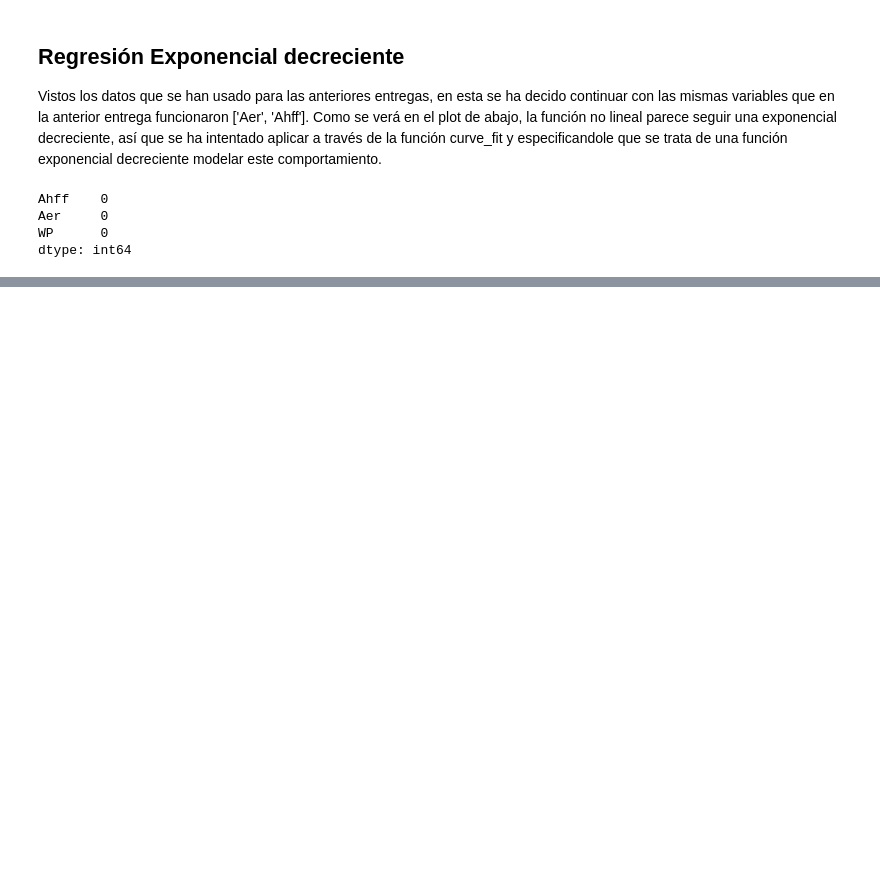
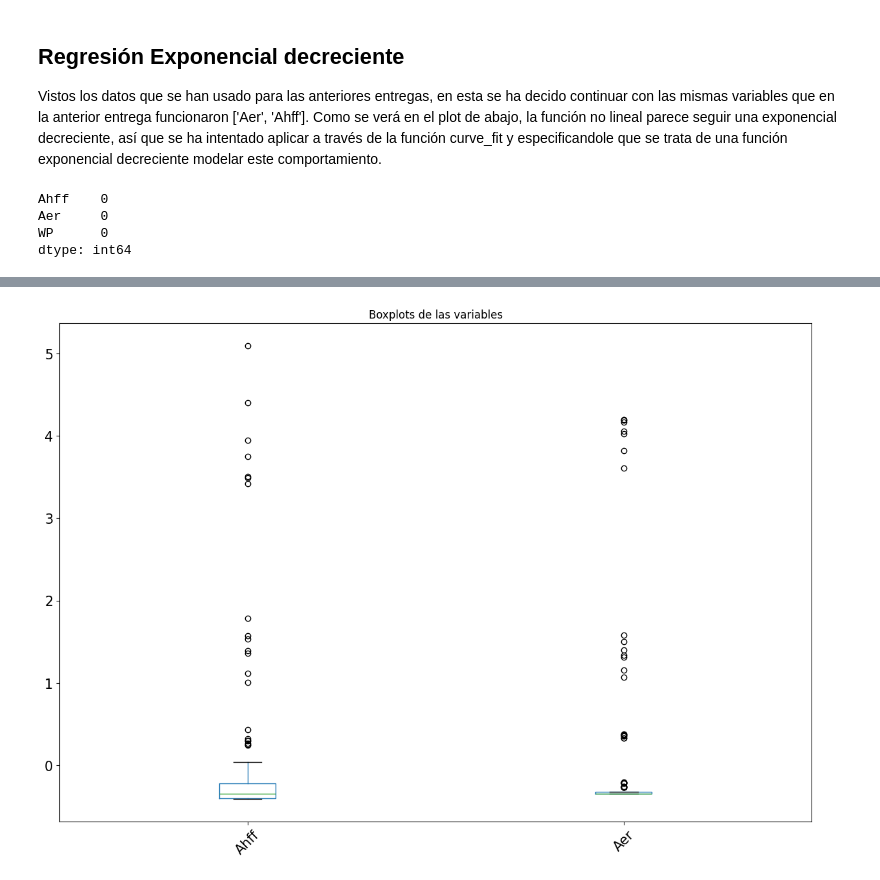
Before and after one commit to Didac-piferrer/MUDS, a Jupyter notebook: SBC/MD005_DidacPiferrerIglesias_Regresion.ipynb, the cells around one changed output, grey strips where cells are left out. Saved outputs shown, nothing was run; the diff lists cells and outputs as text; code cells hidden in the pictures; blank space fills up the shorter version.

```diff
--- a/SBC/MD005_DidacPiferrerIglesias_Regresion.ipynb
+++ b/SBC/MD005_DidacPiferrerIglesias_Regresion.ipynb
@@ -216,0 +241,8 @@ df_scaled = pd.DataFrame(data_scaled, columns=[f'{i}' for i in data.columns])
+# %%
+df_sO = mydf.iloc[:, :-1] #cogemos todas las columnas, excepto la última
+df_nO = df_without_outliers.iloc[:, :-1] #cogemos todas las columnas, excepto la última
+
+print(df_sO)
+print(df_nO)
+df_sO_scaled = standarize(df_sO)
+df_nO_scaled = standarize(df_nO)
@@ -216,0 +267,8 @@ df_scaled = pd.DataFrame(data_scaled, columns=[f'{i}' for i in data.columns])
+# %%
+#Vemos que se han tenido mucho problemas debido a que hay muchos outliers, procedemos a analizarlos y a ver como los podemos tratar
+plt.figure(figsize = (15, 10))
+plt.title("Boxplots de las variables")
+df_sO_scaled.boxplot(grid=False, rot=45, fontsize=15)
+plt.show()
+# %% [output]
+[figure, added]
```
Also changed, not shown: parts of 11 cells of this notebook.
